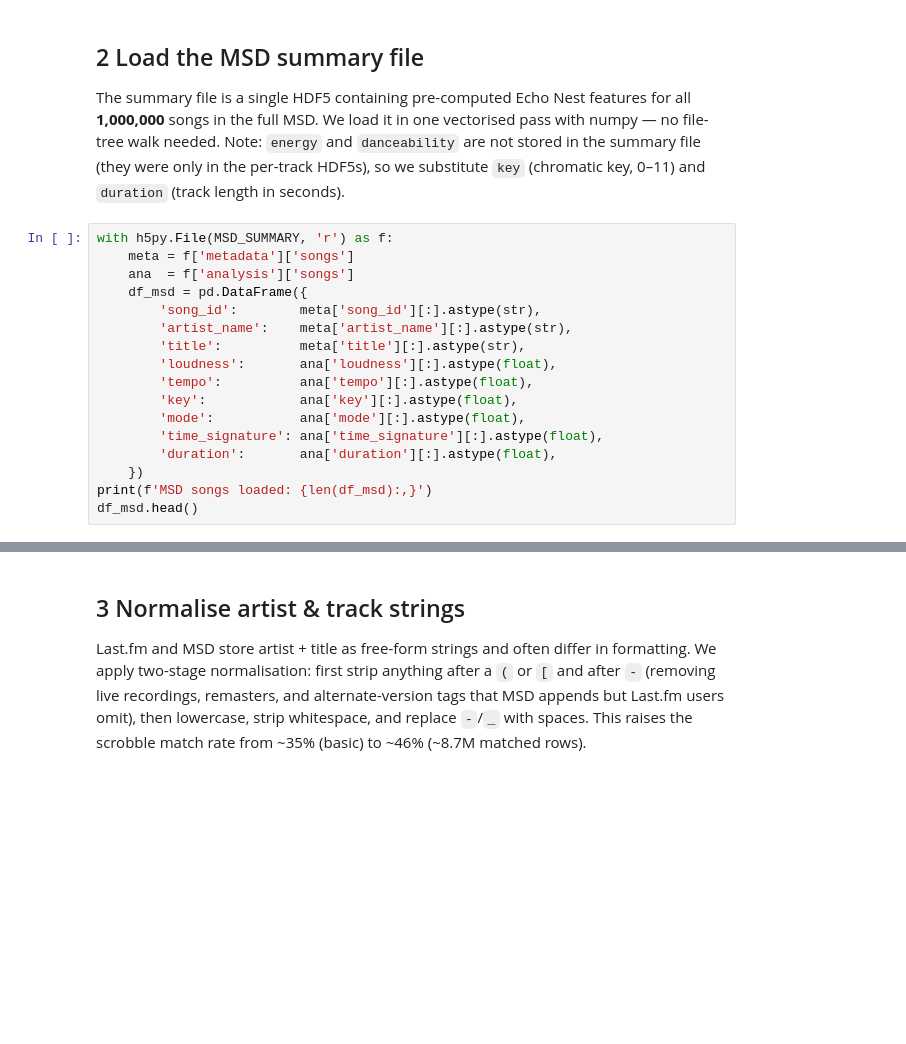
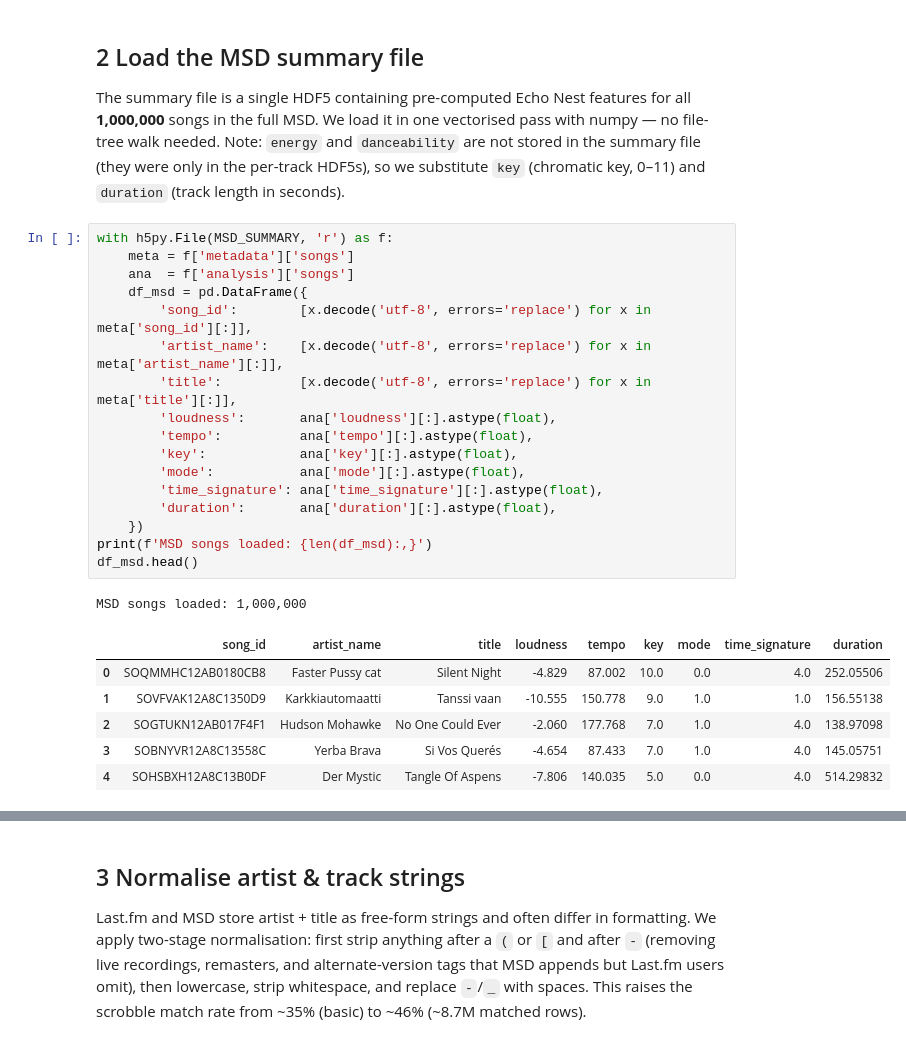
Before and after one commit to Maglehoj/MBML---2026, a Jupyter notebook: phase0_data.ipynb, the cells around one changed output, grey strips where cells are left out. Saved outputs shown, nothing was run; the diff lists cells and outputs as text; blank space fills up the shorter version.

```diff
--- a/phase0_data.ipynb
+++ b/phase0_data.ipynb
@@ -74,17 +82,25 @@ The summary file is a single HDF5 containing pre-computed Echo Nest features for
 # %%
 with h5py.File(MSD_SUMMARY, 'r') as f:
     meta = f['metadata']['songs']
     ana  = f['analysis']['songs']
     df_msd = pd.DataFrame({
-        'song_id':        meta['song_id'][:].astype(str),
-        'artist_name':    meta['artist_name'][:].astype(str),
-        'title':          meta['title'][:].astype(str),
+        'song_id':        [x.decode('utf-8', errors='replace') for x in meta['song_id'][:]],
+        'artist_name':    [x.decode('utf-8', errors='replace') for x in meta['artist_name'][:]],
+        'title':          [x.decode('utf-8', errors='replace') for x in meta['title'][:]],
         'loudness':       ana['loudness'][:].astype(float),
         'tempo':          ana['tempo'][:].astype(float),
         'key':            ana['key'][:].astype(float),
         'mode':           ana['mode'][:].astype(float),
         'time_signature': ana['time_signature'][:].astype(float),
         'duration':       ana['duration'][:].astype(float),
     })
 print(f'MSD songs loaded: {len(df_msd):,}')
 df_msd.head()
+# %% [output]
+MSD songs loaded: 1,000,000
+|  | song_id | artist_name | title | loudness | tempo | key | mode | time_signature | duration |
+| 0 | SOQMMHC12AB0180CB8 | Faster Pussy cat | Silent Night | -4.829 | 87.002 | 10.0 | 0.0 | 4.0 | 252.05506 |
+| 1 | SOVFVAK12A8C1350D9 | Karkkiautomaatti | Tanssi vaan | -10.555 | 150.778 | 9.0 | 1.0 | 1.0 | 156.55138 |
+| 2 | SOGTUKN12AB017F4F1 | Hudson Mohawke | No One Could Ever | -2.060 | 177.768 | 7.0 | 1.0 | 4.0 | 138.97098 |
+| 3 | SOBNYVR12A8C13558C | Yerba Brava | Si Vos Querés | -4.654 | 87.433 | 7.0 | 1.0 | 4.0 | 145.05751 |
+| 4 | SOHSBXH12A8C13B0DF | Der Mystic | Tangle Of Aspens | -7.806 | 140.035 | 5.0 | 0.0 | 4.0 | 514.29832 |
```
Also changed, not shown: parts of 15 cells of this notebook, 6 other files.
